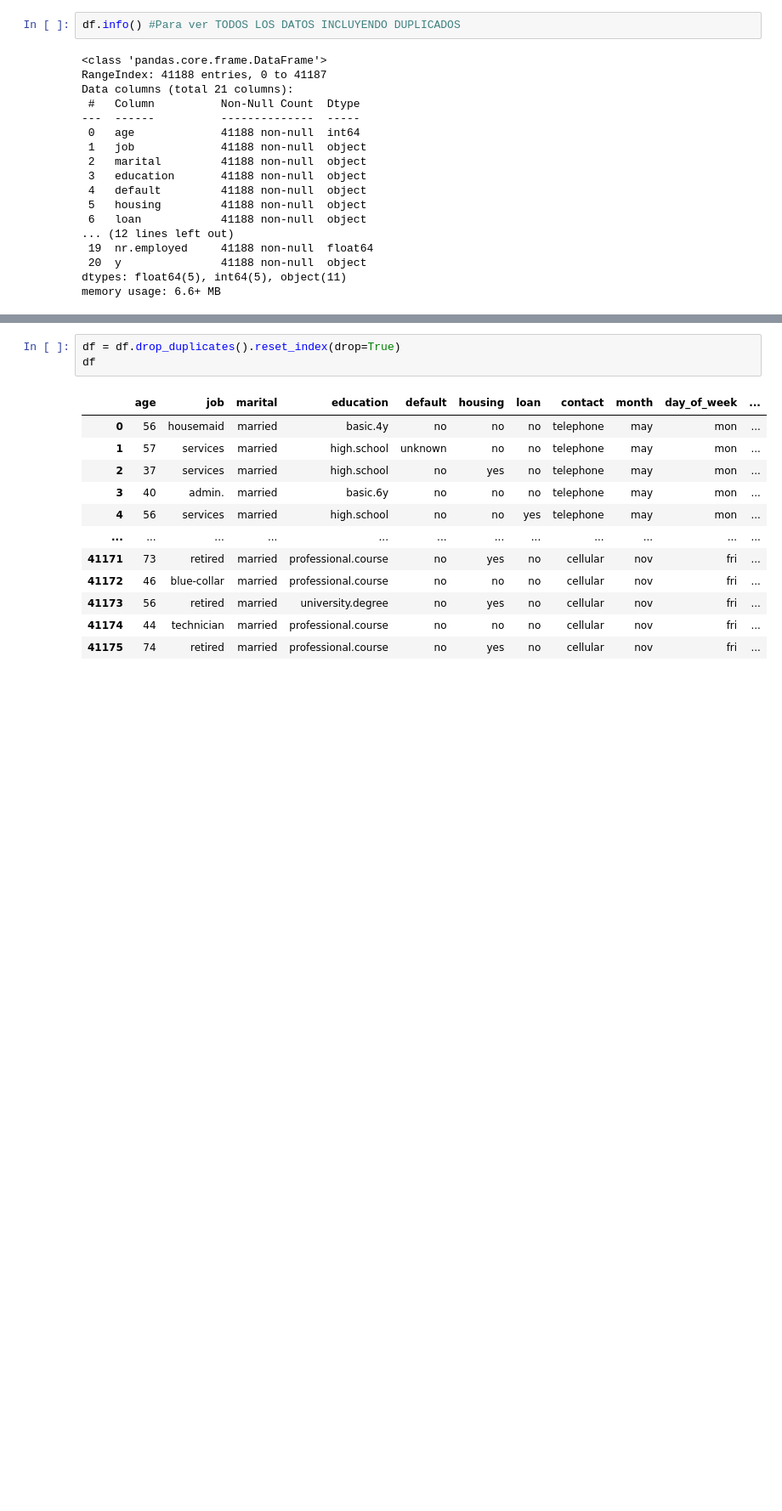
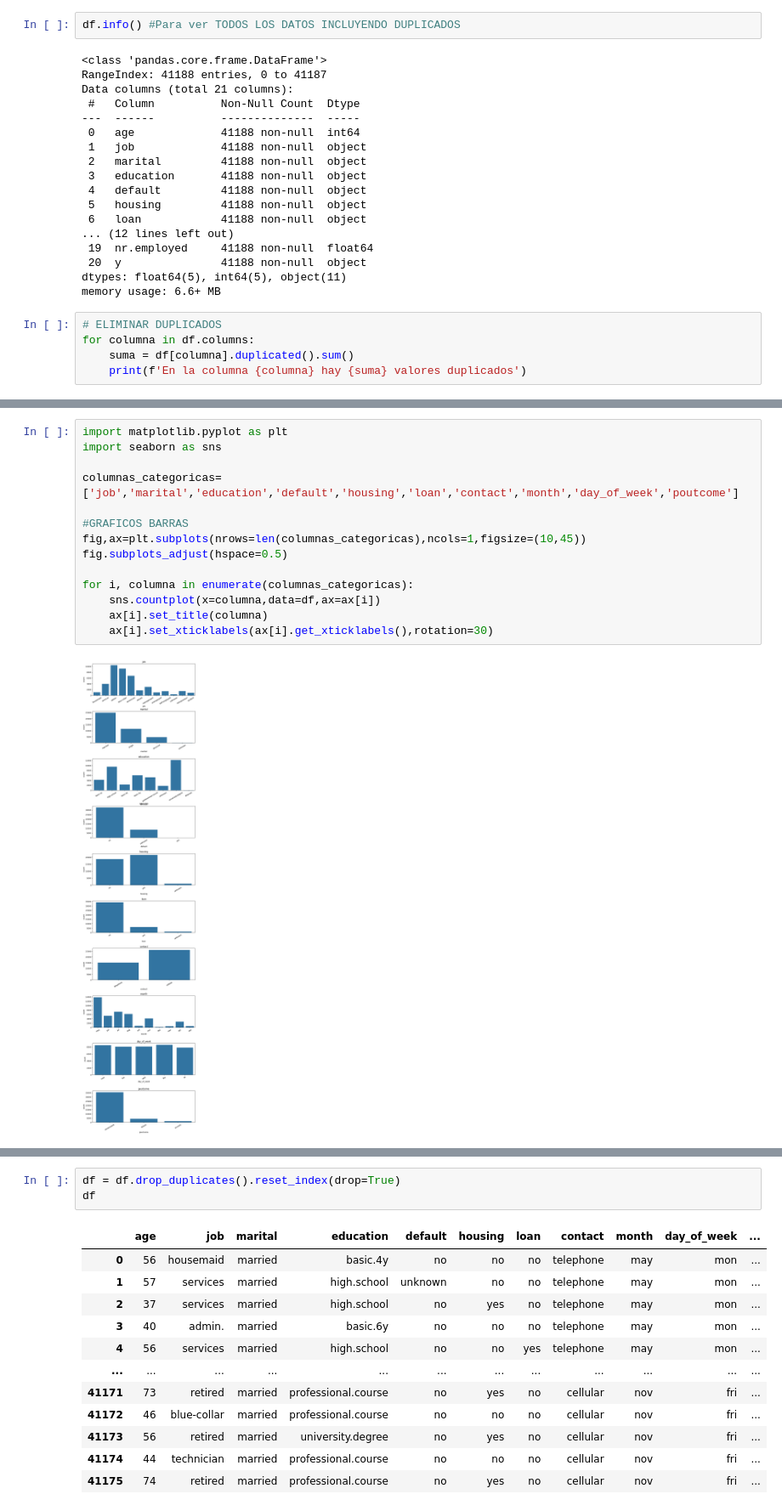
Before and after one commit to maldo1904/Logistic-Regression-Project-Tutorial, a Jupyter notebook: src/explore.ipynb, the cells around one changed output, grey strips where cells are left out. Shown at 85% size. Cells and saved outputs as stored; diff of their text form; blank space fills up the shorter version.

```diff
--- a/src/explore.ipynb
+++ b/src/explore.ipynb
@@ -33,3 +35,8 @@ Data columns (total 21 columns):
  20  y               41188 non-null  object
 dtypes: float64(5), int64(5), object(11)
 memory usage: 6.6+ MB
+# %%
+# ELIMINAR DUPLICADOS
+for columna in df.columns:
+    suma = df[columna].duplicated().sum()
+    print(f'En la columna {columna} hay {suma} valores duplicados')
@@ -35,0 +61,16 @@ memory usage: 6.6+ MB
+# %%
+import matplotlib.pyplot as plt
+import seaborn as sns
+
+columnas_categoricas=['job','marital','education','default','housing','loan','contact','month','day_of_week','poutcome']
+
+#GRAFICOS BARRAS
+fig,ax=plt.subplots(nrows=len(columnas_categoricas),ncols=1,figsize=(10,45))
+fig.subplots_adjust(hspace=0.5)
+
+for i, columna in enumerate(columnas_categoricas):
+    sns.countplot(x=columna,data=df,ax=ax[i])
+    ax[i].set_title(columna)
+    ax[i].set_xticklabels(ax[i].get_xticklabels(),rotation=30)
+# %% [output]
+[figure, added]
```
Also changed, not shown: parts of 5 cells of this notebook.
